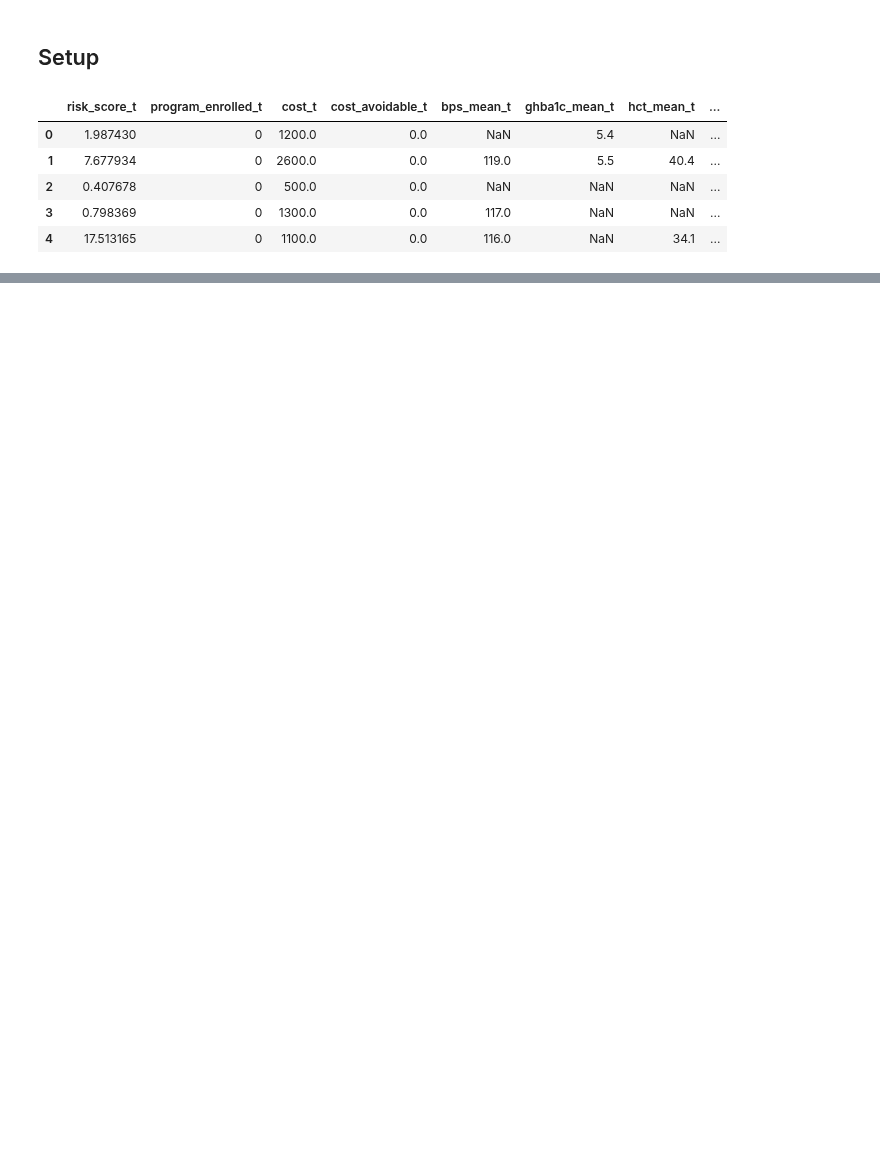
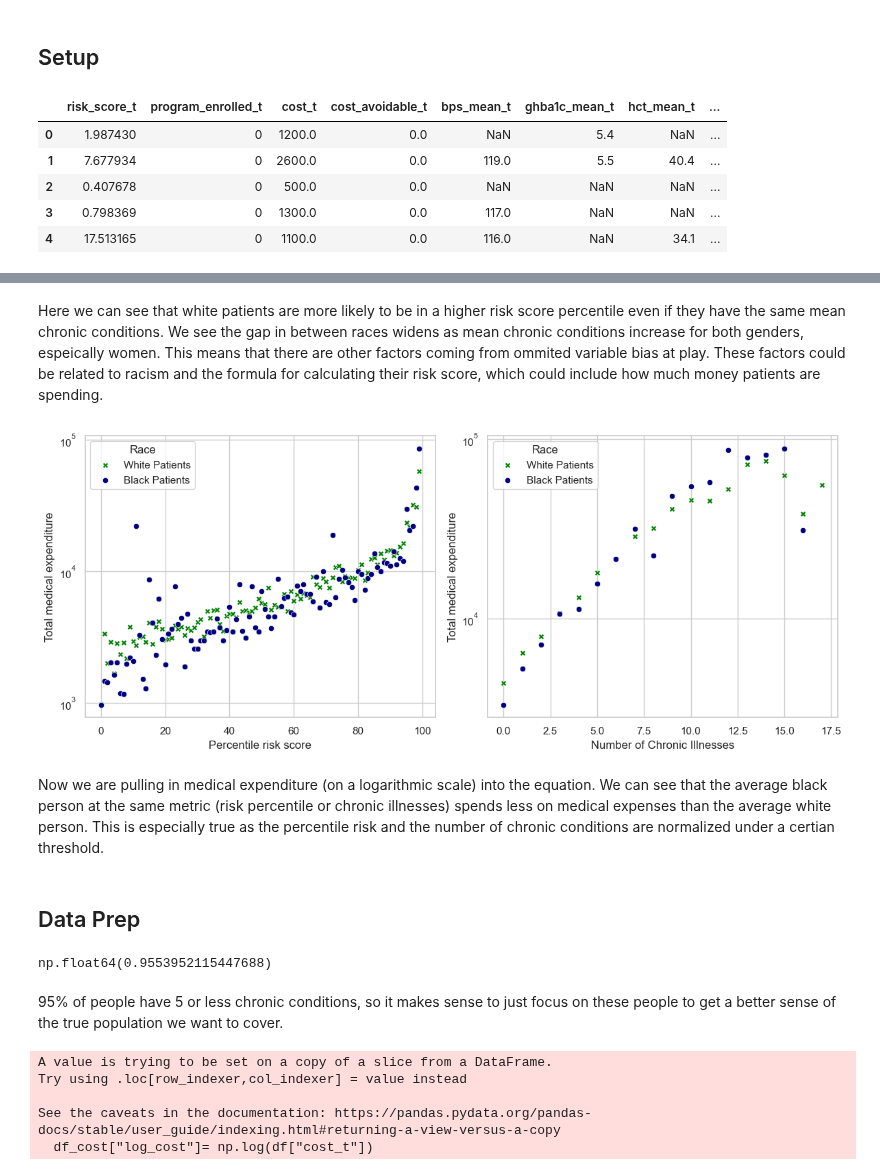
Before and after one commit to ctkatz/ctkatz.github.io, a Jupyter notebook: posts/blog-4/blog-4.ipynb, the cells around one changed output, grey strips where cells are left out. Cells and saved outputs as stored; diff of their text form; code cells hidden in the pictures; blank space fills up the shorter version.

```diff
--- a/posts/blog-4/blog-4.ipynb
+++ b/posts/blog-4/blog-4.ipynb
@@ -57,0 +73,62 @@ plt.show()
+# %% [markdown]
+Here we can see that white patients are more likely to be in a higher risk score percentile even if they have the same mean chronic conditions. We see the gap in between races widens as mean chronic conditions increase for both genders, espeically women. This means that there are other factors coming from ommited variable bias at play. These factors could be related to racism and the formula for calculating their risk score, which could include how much money patients are spending.
+# %%
+import numpy as np
+import pandas as pd
+import matplotlib.pyplot as plt
+import seaborn as sns
+
+markers = {"black": "o", "white": "X"} #markers and colors for race
+colors = {"black": "navy", "white": "green"}
+
+fig, axes = plt.subplots(1, 2, figsize=(12, 5))
+
+for i, metric in enumerate(["percentile", "gagne_sum_t"]): #looping through each of the two plots
+    ax = axes[i]
+
+    for race in df["race"].unique(): #loop through races
+        subset = df[df["race"] == race] #creating a subset of race for each race
+
+        group = subset.groupby(metric)["cost_t"].mean().reset_index() #grouping for each race by metric
+
+        sns.scatterplot(
+            data=group,
+            x=metric,
+            y="cost_t",
+            marker=markers[race],
+            color=colors[race],
+            label=f"{race.capitalize()} Patients",
+            ax=ax
+        )
+
+
+    ax.set_yscale("log") #log scale
+    ax.set_ylabel("Total medical expenditure")
+    ax.set_xlabel("Percentile risk score" if metric == "percentile" else "Number of Chronic Illnesses")
+
+    ax.legend(title="Race")
+
+plt.tight_layout()
+plt.show()
+# %% [output]
+[figure, added]
+# %% [markdown]
+Now we are pulling in medical expenditure (on a logarithmic scale) into the equation. We can see that the average black person  at the same metric (risk percentile or chronic illnesses) spends less on medical expenses than the average white person. This is especially true as the percentile risk and the number of chronic conditions are normalized under a certian threshold.
+# %% [markdown]
+## Data Prep
+# %%
+count = (df['gagne_sum_t'] <= 5).sum()
+count/df.shape[0]
+# %% [output]
+np.float64(0.9553952115447688)
+# %% [markdown]
+95% of people have 5 or less chronic conditions, so it makes sense to just focus on these people to get a better sense of the true population we want to cover.
+# %%
+df_cost = df[df["cost_t"] != 0] # creating a dataframe where costs aren't equal to 0
+df_cost["log_cost"]= np.log(df["cost_t"]) #taking log of costs
+# %% [output]
+A value is trying to be set on a copy of a slice from a DataFrame.
+Try using .loc[row_indexer,col_indexer] = value instead
+
+See the caveats in the documentation: https://pandas.pydata.org/pandas-docs/stable/user_guide/indexing.html#returning-a-view-versus-a-copy
+  df_cost["log_cost"]= np.log(df["cost_t"])
```
Also changed, not shown: parts of 16 cells of this notebook, 9 other files.
